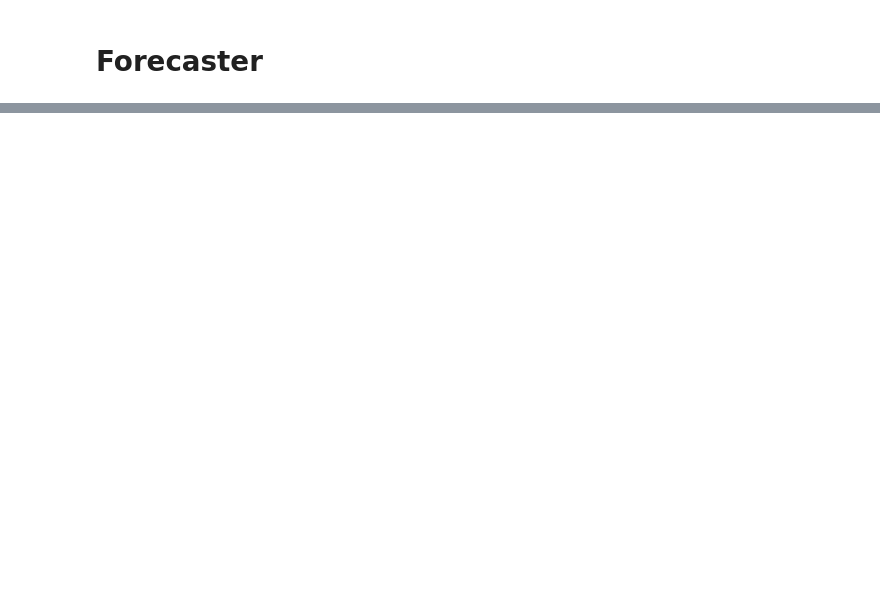
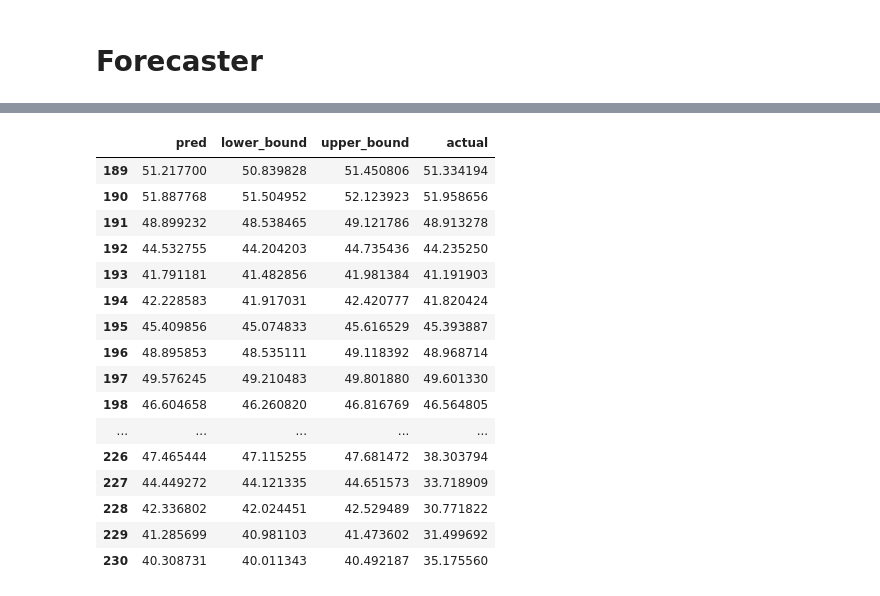
Before and after one commit to navid-mohamadi/Uplift-modeling-using-time-series-prediction, a Jupyter notebook: Code/Uplift Time Series Model.ipynb, the cells around one changed output, grey strips where cells are left out. Cells and saved outputs as stored; diff of their text form; code cells hidden in the pictures; blank space fills up the shorter version.

```diff
--- a/Code/Uplift Time Series Model.ipynb
+++ b/Code/Uplift Time Series Model.ipynb
@@ -241,0 +299,24 @@ TypeError: Argument `index` must be a pandas DatetimeIndex or RangeIndex.
+# %%
+alpha = 0.01#forecaster_tuned.sort_values('mean_absolute_percentage_error').iloc[0]['alpha']
+lags = 30#forecaster_tuned.sort_values('mean_absolute_percentage_error').iloc[0]['lags'][forecaster_tuned.sort_values('mean_absolute_percentage_error').iloc[0]['lags'].shape[0]-1]
+
+'''building model'''
+
+regressor = Ridge(fit_intercept=True,alpha=alpha,random_state=123)
+forecaster = ForecasterAutoreg(
+    regressor=  regressor,
+    lags=lags
+)
+
+forecaster.fit(y=train_data['log_sales'],exog=train_data[exog_vars])
+
+_,predictions_backtest = backtesting_forecaster(forecaster,
+                                          y = temp['log_sales'],
+                                          exog = temp[exog_vars],
+                                          steps = 1,
+                                          refit=False,
+                                          fixed_train_size=True,
+                                          metric='mean_absolute_percentage_error',
+                                          initial_train_size= len(temp)-n_backtesting,
+                                          verbose = False,
+                                          interval = [1,99])
@@ -241,0 +328,20 @@ TypeError: Argument `index` must be a pandas DatetimeIndex or RangeIndex.
+# %%
+predictions_backtest
+# %% [output]
+|  | pred | lower_bound | upper_bound | actual |
+| 189 | 51.217700 | 50.839828 | 51.450806 | 51.334194 |
+| 190 | 51.887768 | 51.504952 | 52.123923 | 51.958656 |
+| 191 | 48.899232 | 48.538465 | 49.121786 | 48.913278 |
+| 192 | 44.532755 | 44.204203 | 44.735436 | 44.235250 |
+| 193 | 41.791181 | 41.482856 | 41.981384 | 41.191903 |
+| 194 | 42.228583 | 41.917031 | 42.420777 | 41.820424 |
+| 195 | 45.409856 | 45.074833 | 45.616529 | 45.393887 |
+| 196 | 48.895853 | 48.535111 | 49.118392 | 48.968714 |
+| 197 | 49.576245 | 49.210483 | 49.801880 | 49.601330 |
+| 198 | 46.604658 | 46.260820 | 46.816769 | 46.564805 |
+| ... | ... | ... | ... | ... |
+| 226 | 47.465444 | 47.115255 | 47.681472 | 38.303794 |
+| 227 | 44.449272 | 44.121335 | 44.651573 | 33.718909 |
+| 228 | 42.336802 | 42.024451 | 42.529489 | 30.771822 |
+| 229 | 41.285699 | 40.981103 | 41.473602 | 31.499692 |
+| 230 | 40.308731 | 40.011343 | 40.492187 | 35.175560 |
```
Also changed, not shown: parts of 10 cells of this notebook.
